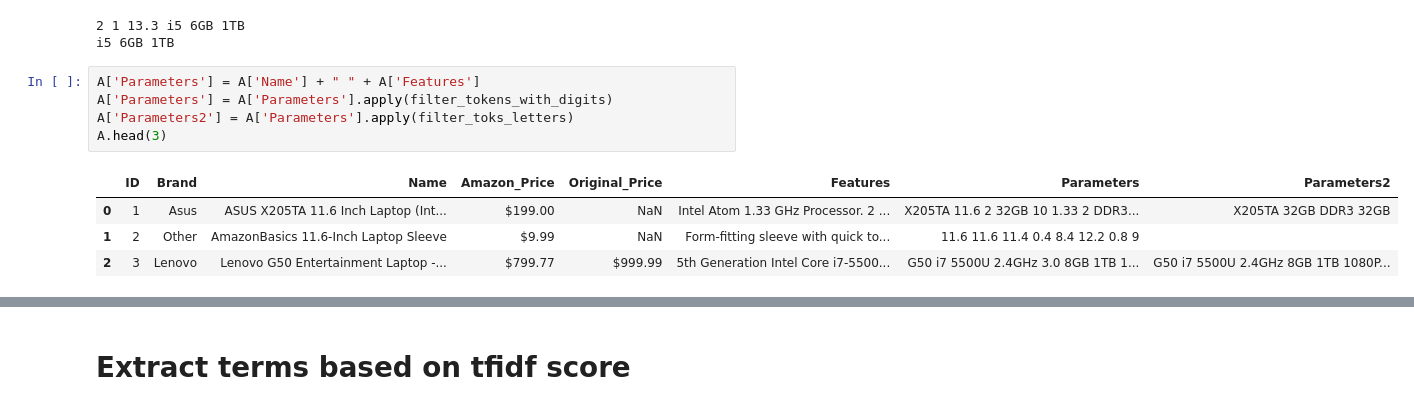
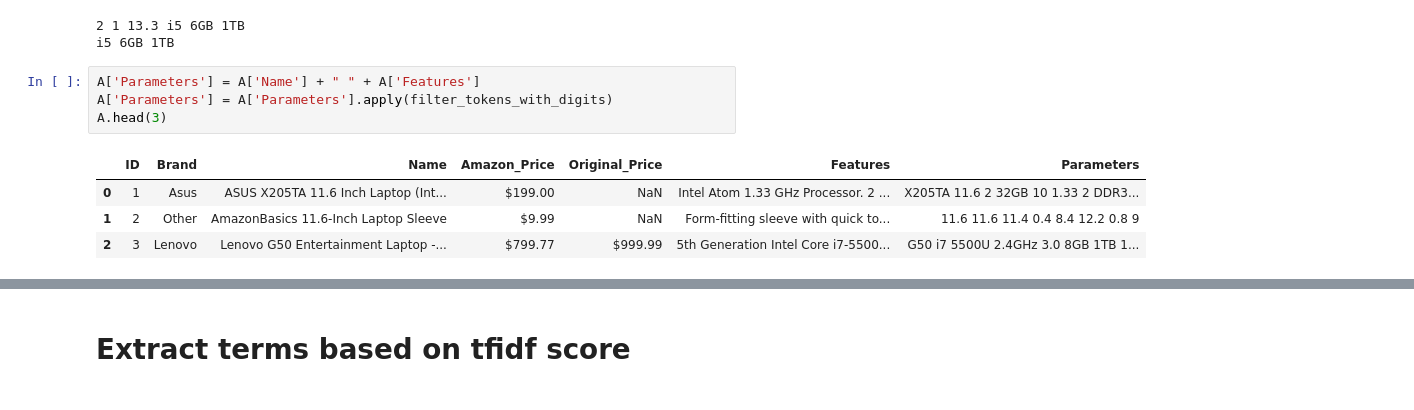
Before and after one commit to borkox/uni-sofia-entity-linking-magellan, a Jupyter notebook: notebooks/entity_block_electronics.ipynb, the cells around one changed output, grey strips where cells are left out. Drawn from its saved outputs; the diff is of its cells as text.

Commit message:
Reconstructing params, removing Params2 and adding new blocker params

```diff
--- a/notebooks/entity_block_electronics.ipynb
+++ b/notebooks/entity_block_electronics.ipynb
@@ -84,13 +84,12 @@ i5 6GB 1TB
 # %%
 A['Parameters'] = A['Name'] + " " + A['Features']
 A['Parameters'] = A['Parameters'].apply(filter_tokens_with_digits)
-A['Parameters2'] = A['Parameters'].apply(filter_toks_letters)
 A.head(3)
 # %% [output]
-|  | ID | Brand | Name | Amazon_Price | Original_Price | Features | Parameters | Parameters2 |
-| 0 | 1 | Asus | ASUS X205TA 11.6 Inch Laptop (Int... | $199.00 | NaN | Intel Atom 1.33 GHz Processor. 2 ... | X205TA 11.6 2 32GB 10 1.33 2 DDR3... | X205TA 32GB DDR3 32GB |
-| 1 | 2 | Other | AmazonBasics 11.6-Inch Laptop Sleeve | $9.99 | NaN | Form-fitting sleeve with quick to... | 11.6 11.6 11.4 0.4 8.4 12.2 0.8 9 |  |
-| 2 | 3 | Lenovo | Lenovo G50 Entertainment Laptop -... | $799.77 | $999.99 | 5th Generation Intel Core i7-5500... | G50 i7 5500U 2.4GHz 3.0 8GB 1TB 1... | G50 i7 5500U 2.4GHz 8GB 1TB 1080P... |
+|  | ID | Brand | Name | Amazon_Price | Original_Price | Features | Parameters |
+| 0 | 1 | Asus | ASUS X205TA 11.6 Inch Laptop (Int... | $199.00 | NaN | Intel Atom 1.33 GHz Processor. 2 ... | X205TA 11.6 2 32GB 10 1.33 2 DDR3... |
+| 1 | 2 | Other | AmazonBasics 11.6-Inch Laptop Sleeve | $9.99 | NaN | Form-fitting sleeve with quick to... | 11.6 11.6 11.4 0.4 8.4 12.2 0.8 9 |
+| 2 | 3 | Lenovo | Lenovo G50 Entertainment Laptop -... | $799.77 | $999.99 | 5th Generation Intel Core i7-5500... | G50 i7 5500U 2.4GHz 3.0 8GB 1TB 1... |
 # %%
 B['Parameters'] = B['Name'] + " " + B['Description']+ " " + B['Features']
 B['Parameters'] = B['Parameters'].apply(filter_tokens_with_digits)
```
Also changed, not shown: parts of 11 cells of this notebook, 3 other files.
